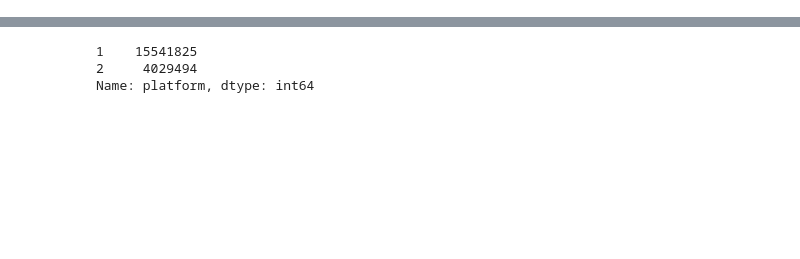
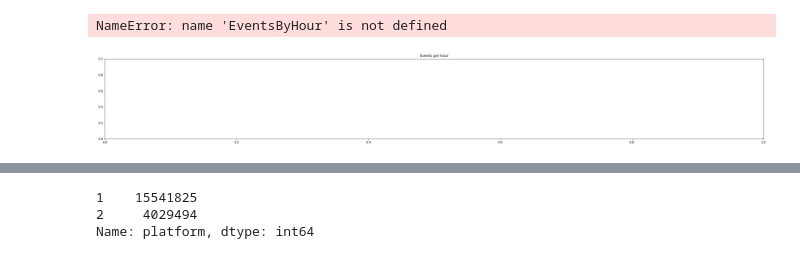
Before and after one commit to bebetosaba/7506-datos-1C2019, a Jupyter notebook: TP1/analisis.ipynb, the cells around one changed output, grey strips where cells are left out. Saved outputs shown, nothing was run; the diff lists cells and outputs as text; code cells hidden in the pictures; blank space fills up the shorter version.

```diff
--- a/TP1/analisis.ipynb
+++ b/TP1/analisis.ipynb
@@ -70,0 +463,8 @@ auctionsDF.head(5)
+# %%
+EventsByHour.loc['07-08', 'Wednesday6'] = len(Wednesday6Events[ ('2019-03-06 07:00:00.000'<= Wednesday6Events['date'])  & (Wednesday6Events['date'] < '2019-03-06 08:00:00.000')])
+# %%
+EventsByHour.loc['08-09', 'Wednesday6'] = len(Wednesday6Events[ ('2019-03-06 08:00:00.000'<= Wednesday6Events['date'])  & (Wednesday6Events['date'] < '2019-03-06 09:00:00.000')])
+# %%
+EventsByHour.loc['09-10', 'Wednesday6'] = len(Wednesday6Events[ ('2019-03-06 9:00:00.000'<= Wednesday6Events['date'])  & (Wednesday6Events['date'] < '2019-03-06 10:00:00.000')])
+
+EventsByHour.loc['13-14', 'Wednesday6'] = len(Wednesday6Events[ ('2019-03-06 13:00:00.000'<= Wednesday6Events['date'])  & (Wednesday6Events['date'] < '2019-03-06 14:00:00.000')])
@@ -70,0 +746,25 @@ auctionsDF.head(5)
+# %%
+func10(0)
+func10(1)
+func10(2)
+func10(3)
+func10(4)
+func10(5)
+func10(6)
+func10(7)
+func10(8)
+func10(9)
+func10(10)
+func10(11)
+func10(12)
+func10(13)
+func10(14)
+func10(15)
+func10(16)
+func10(17)
+func10(18)
+func10(19)
+func10(20)
+func10(21)
+func10(22)
+EventsByHour.loc['23-24', 'Sunday10'] = len(Sunday10Events[ ('2019-03-10 23:00:00.000'<= Sunday10Events['date'])  & (Sunday10Events['date'] < '2019-03-11 00:00:00.000')])
@@ -70,0 +940,11 @@ auctionsDF.head(5)
+# %%
+plt.figure(figsize = (40,5))
+plt.title('Events per hour')
+xticks1 = EventsByHour.index
+sns.heatmap(EventsByHour.T, square = True, linewidth=1, cmap = 'Blues', xticklabels=xticks1)
+plt.xticks(rotation = 0)
+plt.xlabel('Time')
+plt.ylabel('Day', rotation=0)
+# %% [output]
+NameError: name 'EventsByHour' is not defined
+[figure, added]
```
Also changed, not shown: parts of 190 cells of this notebook.
